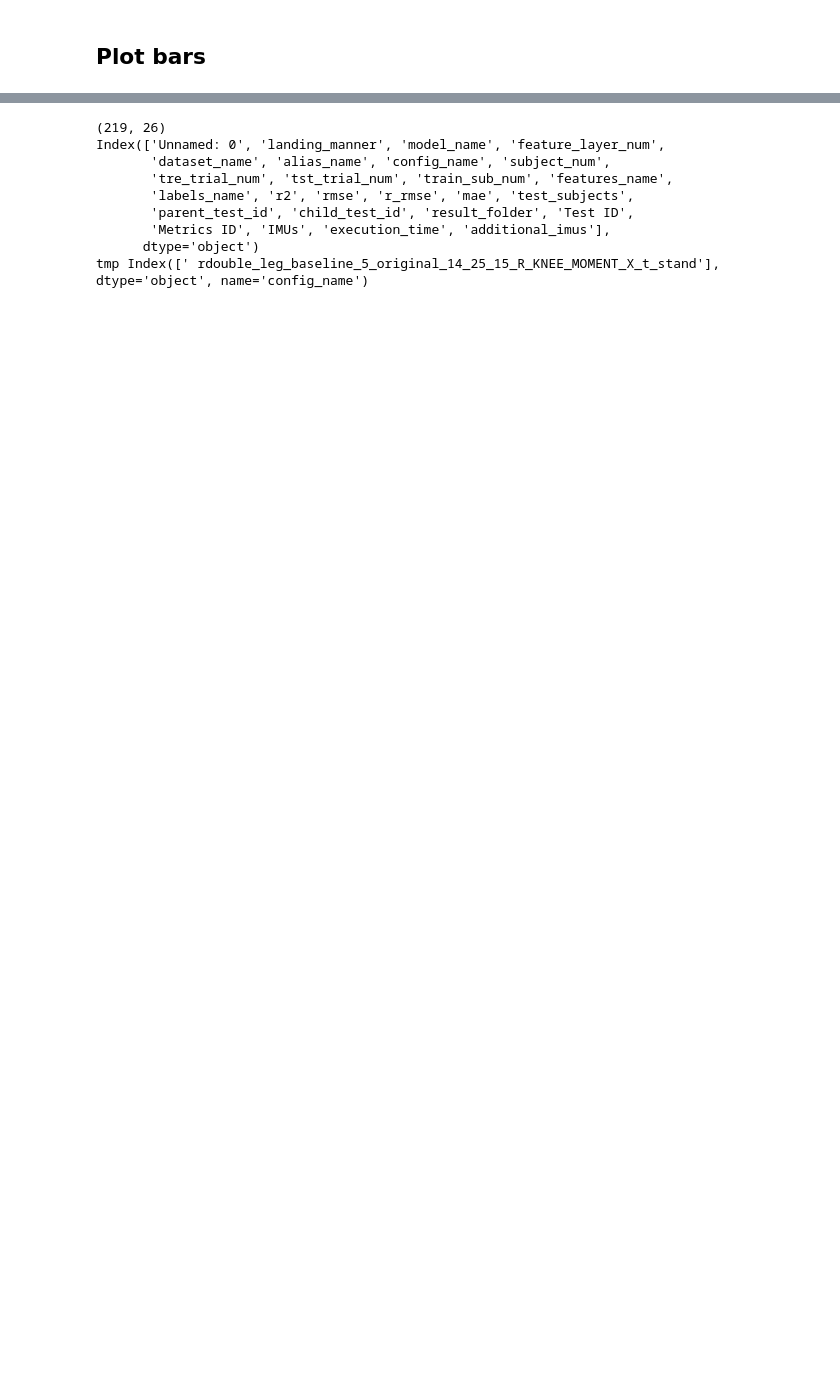
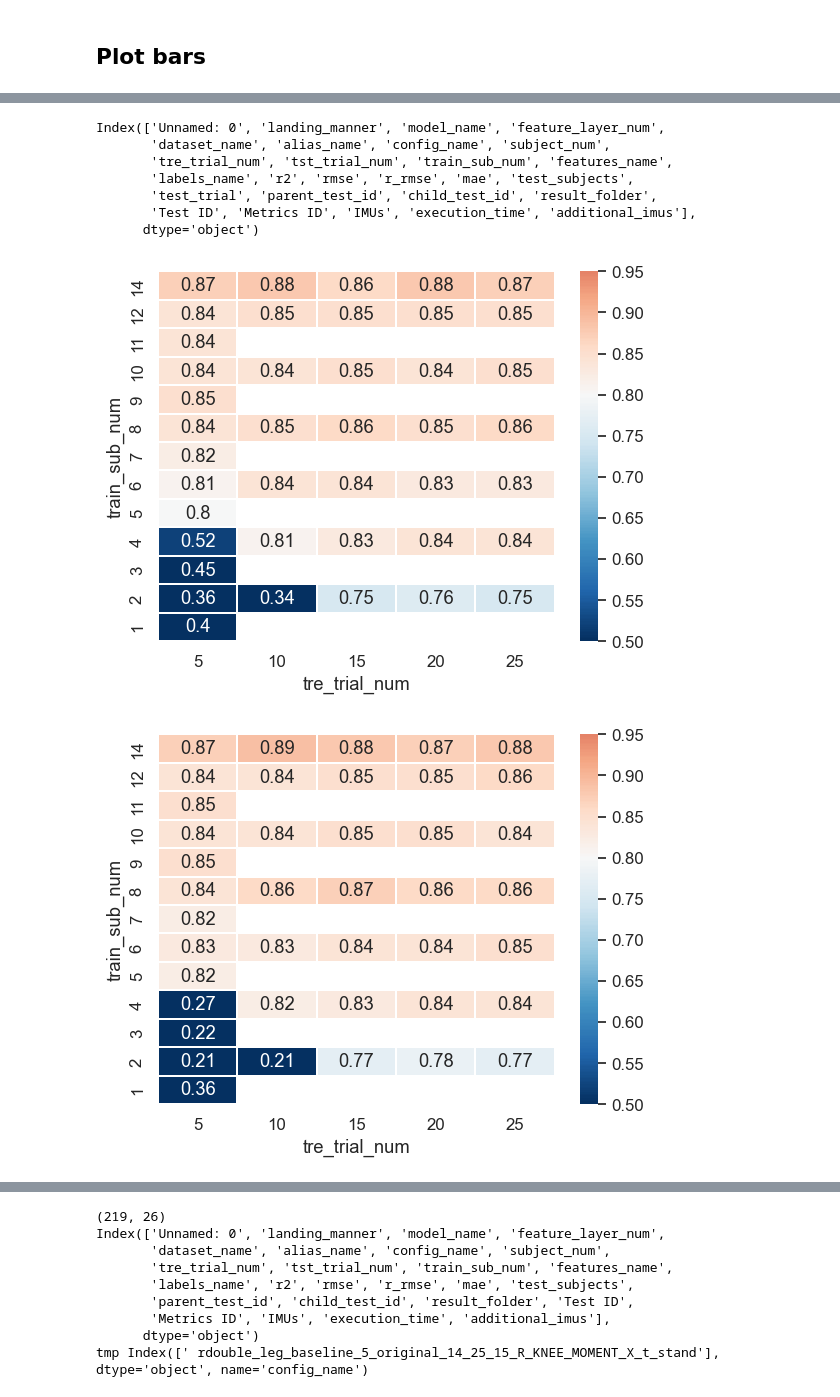
Before and after one commit to sunzhon/transfer_learning_for_droplanding, a Jupyter notebook: jupyter-lab/P6_figure_results_v2.ipynb, the cells around one changed output, grey strips where cells are left out. Drawn from its saved outputs; the diff is of its cells as text; code cells hidden in the pictures; blank space fills up the shorter version.

```diff
--- a/jupyter-lab/P6_figure_results_v2.ipynb
+++ b/jupyter-lab/P6_figure_results_v2.ipynb
@@ -52,5 +51,5 @@ combination_investigation_results=[os.path.join(RESULTS_PATH, "training_testing"
 
 # 2) get testing metrics
 combination_investigation_results = [os.path.join(os.path.dirname(folder), "metrics.csv") if(os.path.exists(os.path.join(os.path.dirname(folder), "metrics.csv"))) else folder for folder in combination_investigation_results]
-print(combination_investigation_results)
-metrics = get_list_investigation_metrics(combination_investigation_results)
+#print(combination_investigation_results)
+raw_metrics = get_list_investigation_metrics(combination_investigation_results)
@@ -99,0 +112,36 @@ plt.show()
+# %%
+def plot_heatmap(metrics,varx='subject_num',vary='trial_num', value='r2', filters={}):
+    if(isinstance(metrics,list)): # the input metrics is a folder list of metrics
+        filters={'drop_value':0.0,'sort_variable':'r2'}
+        metrics = parse_list_investigation_metrics(metrics,**filters)
+    if filters!={}:
+        metrics = filter_metrics(metrics,**filters)
+
+    #metrics[varx].replace({idx:idx-4 for idx in range(5,len(combination_investigation_results)+1)},inplace=True)
+    data = metrics[[vary,varx,value]].groupby([varx,vary]).median().round(2).reset_index().pivot(varx,vary)[value]
+    ax = sns.heatmap(data, vmin=0.5, vmax=0.95,cmap="RdBu_r",center=0.8,annot=True,linewidths=0.3).invert_yaxis()
+    plt.ylabel(varx)
+    plt.xlabel(vary)
+    save_format='svg'
+    if(isinstance(metrics,list)):
+        save_folder=os.path.dirname(metrics[0])
+        save_figure(save_folder,fig_format=save_format)
+    else:
+        plt.show()
+
+print(raw_metrics.columns)
+plot_heatmap(raw_metrics,varx='train_sub_num',vary='tre_trial_num',filters={'feature_layer_num':[1]})
+plot_heatmap(raw_metrics,varx='train_sub_num',vary='tre_trial_num',filters={'feature_layer_num':[2]})
+plot_heatmap(raw_metrics,varx='train_sub_num',vary='tre_trial_num',filters={'feature_layer_num':[3]})
+plot_heatmap(raw_metrics,varx='train_sub_num',vary='tre_trial_num',filters={'feature_layer_num':[4]})
+plot_heatmap(raw_metrics,varx='train_sub_num',vary='tre_trial_num',filters={'feature_layer_num':[5]})
+# %% [output]
+Index(['Unnamed: 0', 'landing_manner', 'model_name', 'feature_layer_num',
+       'dataset_name', 'alias_name', 'config_name', 'subject_num',
+       'tre_trial_num', 'tst_trial_num', 'train_sub_num', 'features_name',
+       'labels_name', 'r2', 'rmse', 'r_rmse', 'mae', 'test_subjects',
+       'test_trial', 'parent_test_id', 'child_test_id', 'result_folder',
+       'Test ID', 'Metrics ID', 'IMUs', 'execution_time', 'additional_imus'],
+      dtype='object')
+[figure, added]
+[figure, added]
```
Also changed, not shown: parts of 9 cells of this notebook, 8 other files.
